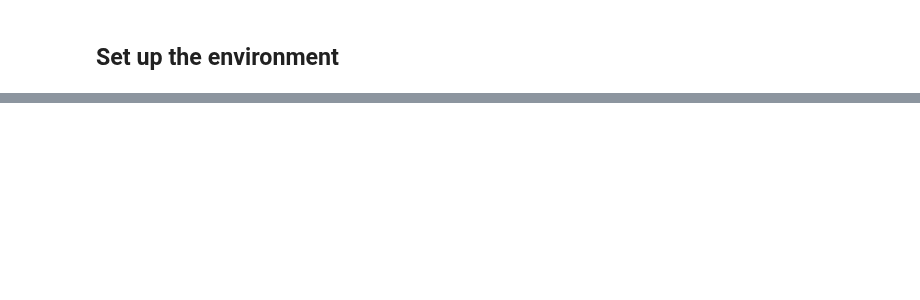
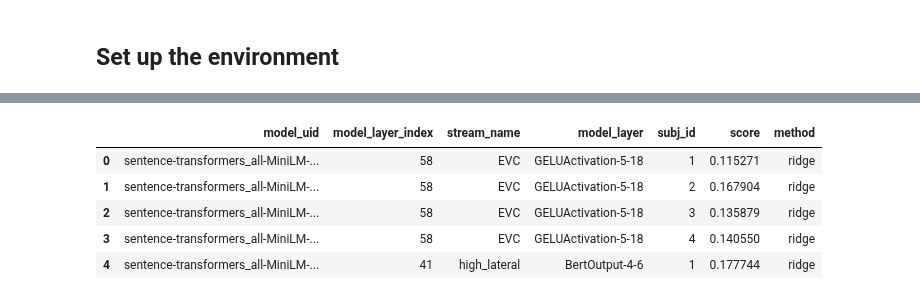
Before and after one commit to Isik-lab/SIfMRI_modeling, a Jupyter notebook: notebooks/modeling_exploration.ipynb, the cells around one changed output, grey strips where cells are left out. Saved outputs shown, nothing was run; the diff lists cells and outputs as text; code cells hidden in the pictures; blank space fills up the shorter version.

```diff
--- a/notebooks/modeling_exploration.ipynb
+++ b/notebooks/modeling_exploration.ipynb
@@ -467,0 +40,17 @@ plt.savefig('data/interim/performance.pdf')
+# %%
+avg_scores = scores.reset_index().groupby(['model_uid', 'model_layer_index', 'stream_name']).mean().reset_index()
+iter_scores = avg_scores.groupby(['model_uid', 'stream_name'])
+max_scores = []
+for (model_uid, stream), stream_df in iter_scores:
+    idx = stream_df['score'].idxmax()
+    score = tuple(stream_df.loc[idx, ['model_uid', 'model_layer_index', 'stream_name']].to_list())
+    max_scores.append(scores.loc[score])
+max_scores = pd.concat(max_scores).reset_index()
+max_scores.head()
+# %% [output]
+|  | model_uid | model_layer_index | stream_name | model_layer | subj_id | score | method |
+| 0 | sentence-transformers_all-MiniLM-... | 58 | EVC | GELUActivation-5-18 | 1 | 0.115271 | ridge |
+| 1 | sentence-transformers_all-MiniLM-... | 58 | EVC | GELUActivation-5-18 | 2 | 0.167904 | ridge |
+| 2 | sentence-transformers_all-MiniLM-... | 58 | EVC | GELUActivation-5-18 | 3 | 0.135879 | ridge |
+| 3 | sentence-transformers_all-MiniLM-... | 58 | EVC | GELUActivation-5-18 | 4 | 0.140550 | ridge |
+| 4 | sentence-transformers_all-MiniLM-... | 41 | high_lateral | BertOutput-4-6 | 1 | 0.177744 | ridge |
```
Also changed, not shown: parts of 35 cells of this notebook, 1 other file.
